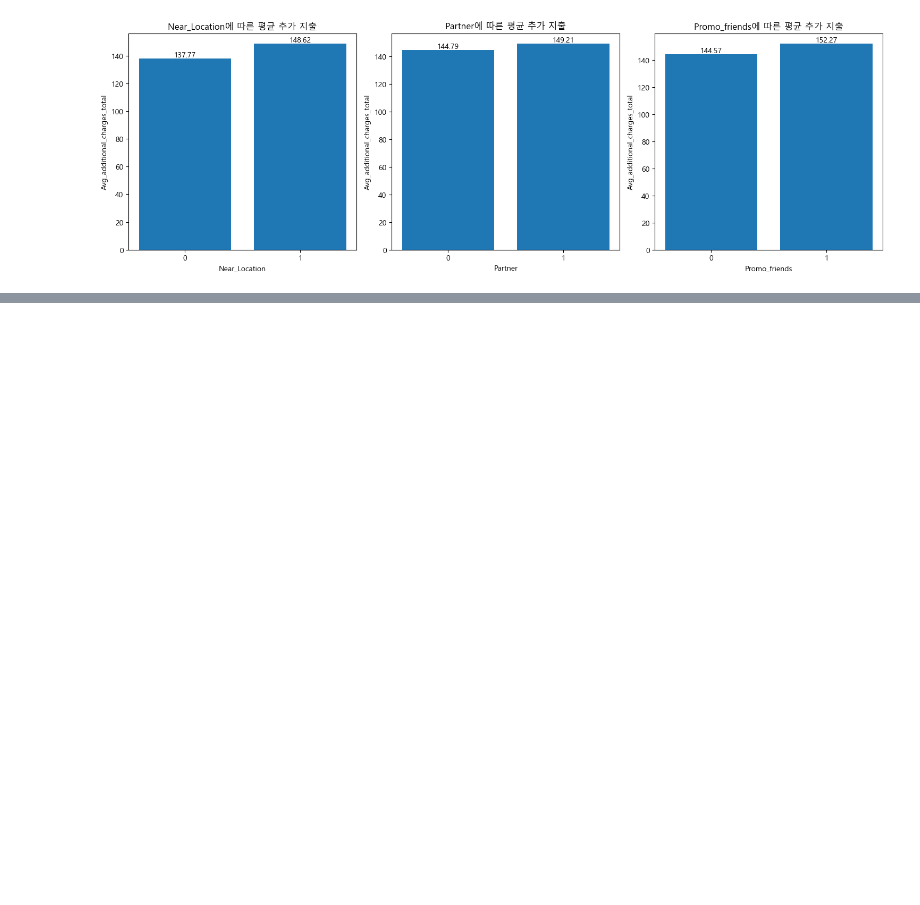
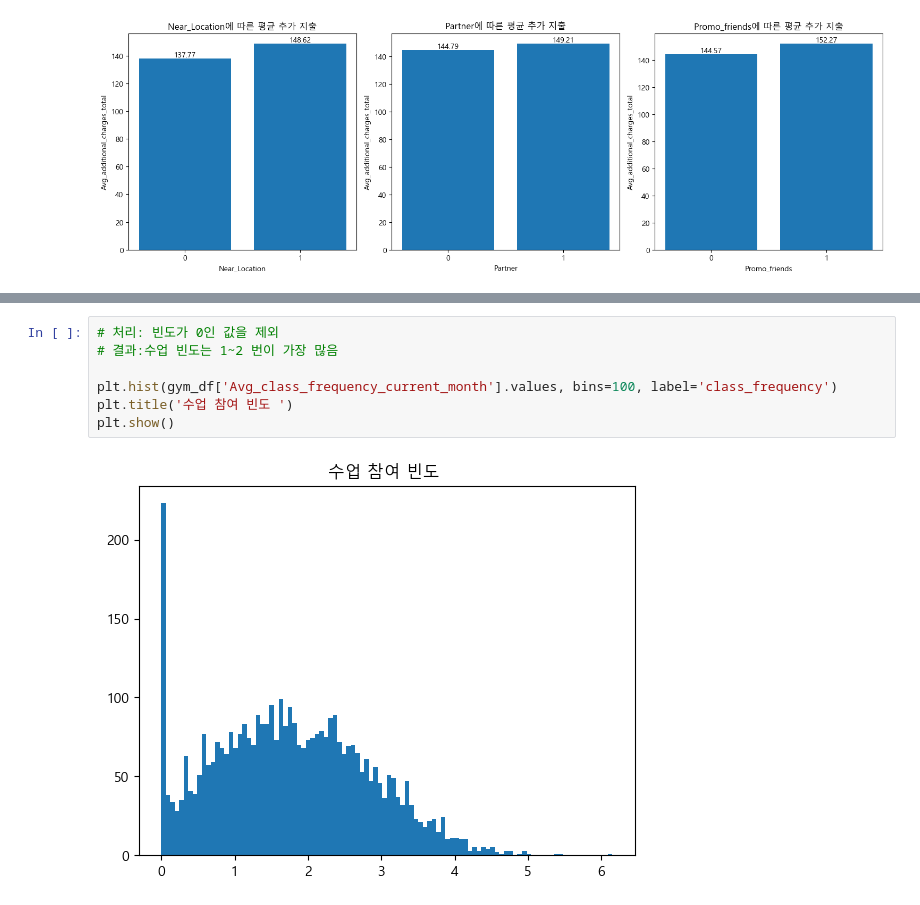
Before and after one commit to SKNETWORKS-FAMILY-AICAMP/SKN09-2nd-5Team, a Jupyter notebook: 01_data_prepocessing.ipynb, the cells around one changed output, grey strips where cells are left out. Saved outputs shown, nothing was run; the diff lists cells and outputs as text; blank space fills up the shorter version.

```diff
--- a/01_data_prepocessing.ipynb
+++ b/01_data_prepocessing.ipynb
@@ -125,0 +157,9 @@ plt.show()
+# %%
+# 처리: 빈도가 0인 값을 제외
+# 결과:수업 빈도는 1~2 번이 가장 많음
+
+plt.hist(gym_df['Avg_class_frequency_current_month'].values, bins=100, label='class_frequency')
+plt.title('수업 참여 빈도 ')
+plt.show()
+# %% [output]
+[figure, added]
```
Also changed, not shown: parts of 5 cells of this notebook, 2 other files.
